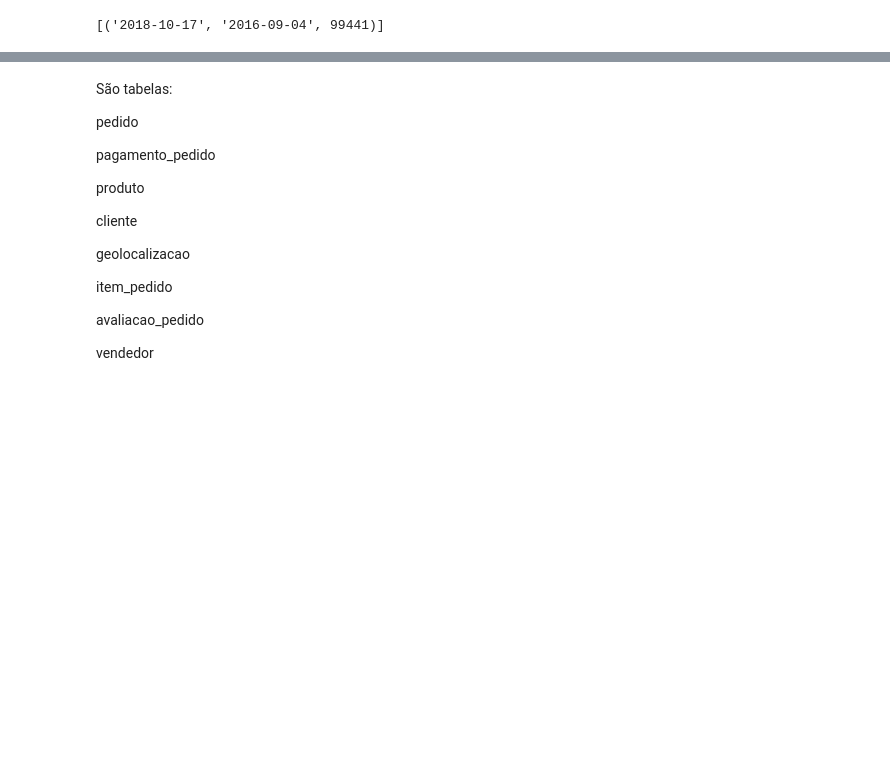
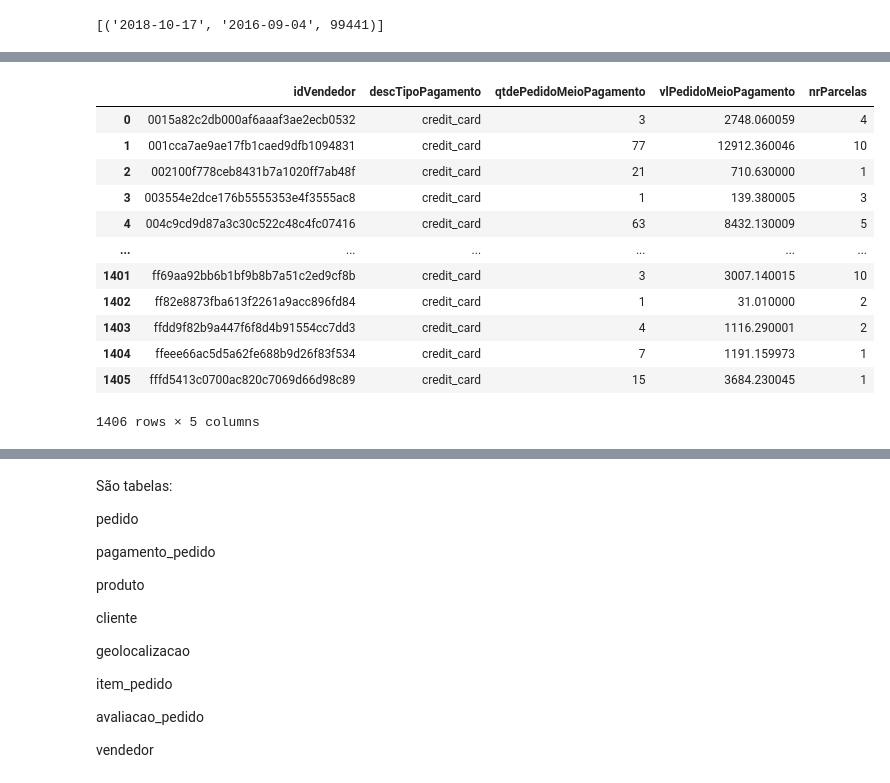
Before and after one commit to anabcoelho/ml-model-churn, a Jupyter notebook: code/ETL.ipynb, the cells around one changed output, grey strips where cells are left out. Saved outputs shown, nothing was run; the diff lists cells and outputs as text; code cells hidden in the pictures; blank space fills up the shorter version.

```diff
--- a/code/ETL.ipynb
+++ b/code/ETL.ipynb
@@ -126,3 +118,18 @@ Variáveis pagamento
+# %%
+def cria_view (querycriaview = str, nome_tabela = str):
+  'cria uma view, mas antes deleta se ela não existe'
+
+  dropnatabela = f"DROP VIEW IF EXISTS {nome_tabela};"
+  with conn.execute(text(dropnatabela)):
+    pass
+  with conn.execute(text(querycriaview)):
+    pass
+def executa_query (query_executa = str):
+  try:
+    df=conn.execute(text(query_executa)).fetchall()
+    return pd.DataFrame(df)
+  except:
+    pass
 # %%
 # qual a nossa range de tempo
 query = """
@@ -264,0 +277,30 @@ spark.stop()
+# %%
+'''
+
+select idVendedor,
+avg(nrParcelas) as avgQtdedeParcelas,
+PERCENTILE_DISC(0.5) WITHIN GROUP (ORDER BY nrParcelas) AS medianQtdeParcelas
+
+ from tb_pagamento
+
+
+'''  ## fazer em pandas
+
+tb_pagamento_df = executa_query('''select * from tb_pagamento
+where descTipoPagamento = "credit_card"''')
+# %%
+tb_pagamento_df
+# %% [output]
+|  | idVendedor | descTipoPagamento | qtdePedidoMeioPagamento | vlPedidoMeioPagamento | nrParcelas |
+| 0 | 0015a82c2db000af6aaaf3ae2ecb0532 | credit_card | 3 | 2748.060059 | 4 |
+| 1 | 001cca7ae9ae17fb1caed9dfb1094831 | credit_card | 77 | 12912.360046 | 10 |
+| 2 | 002100f778ceb8431b7a1020ff7ab48f | credit_card | 21 | 710.630000 | 1 |
+| 3 | 003554e2dce176b5555353e4f3555ac8 | credit_card | 1 | 139.380005 | 3 |
+| 4 | 004c9cd9d87a3c30c522c48c4fc07416 | credit_card | 63 | 8432.130009 | 5 |
+| ... | ... | ... | ... | ... | ... |
+| 1401 | ff69aa92bb6b1bf9b8b7a51c2ed9cf8b | credit_card | 3 | 3007.140015 | 10 |
+| 1402 | ff82e8873fba613f2261a9acc896fd84 | credit_card | 1 | 31.010000 | 2 |
+| 1403 | ffdd9f82b9a447f6f8d4b91554cc7dd3 | credit_card | 4 | 1116.290001 | 2 |
+| 1404 | ffeee66ac5d5a62fe688b9d26f83f534 | credit_card | 7 | 1191.159973 | 1 |
+| 1405 | fffd5413c0700ac820c7069d66d98c89 | credit_card | 15 | 3684.230045 | 1 |
+1406 rows × 5 columns
```
Also changed, not shown: parts of 20 cells of this notebook.
